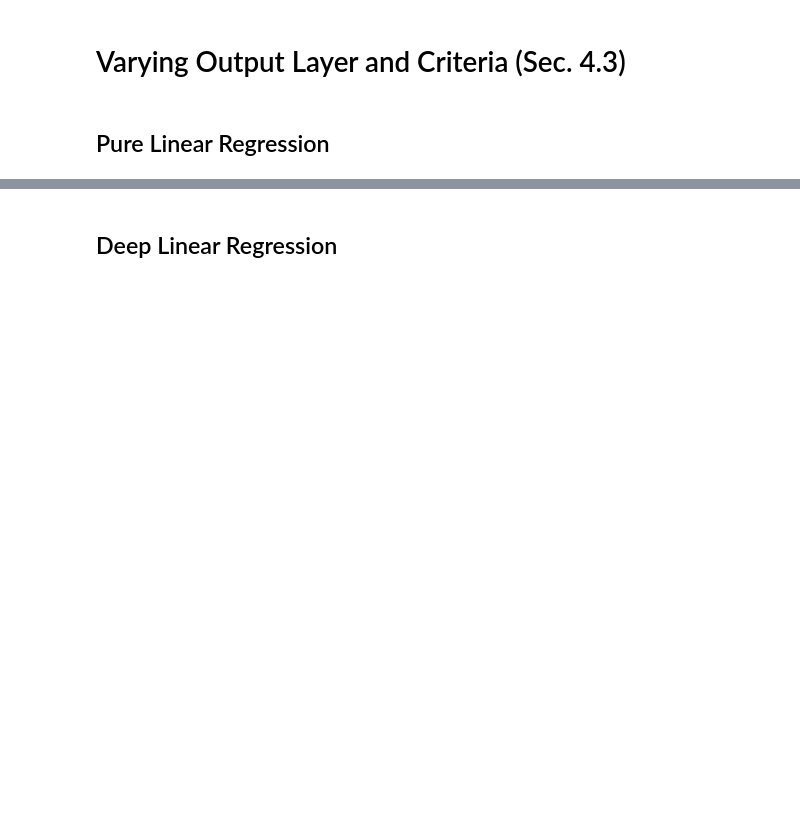
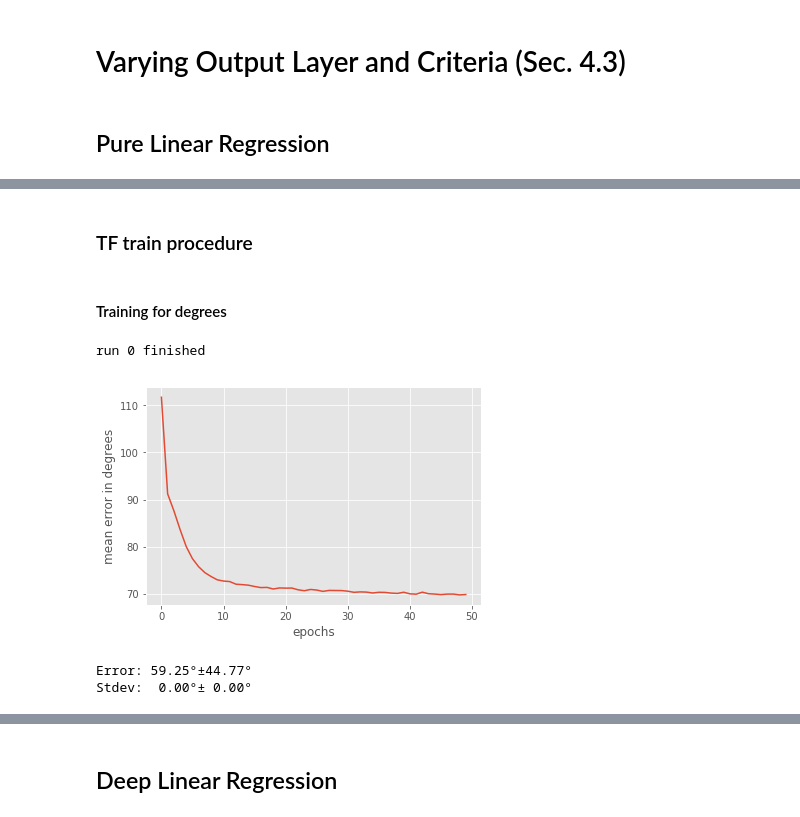
Before and after one commit to sergeyprokudin/BiternionNet, a Jupyter notebook: Experiments - TownCentre.ipynb, the cells around one changed output, grey strips where cells are left out. Drawn from its saved outputs; the diff is of its cells as text; code cells hidden in the pictures; blank space fills up the shorter version.

```diff
--- a/Experiments - TownCentre.ipynb
+++ b/Experiments - TownCentre.ipynb
@@ -350,0 +340,2 @@ Stdev:  0.19°± 0.56°
+# %% [markdown]
+### TF train procedure
@@ -350,0 +351,22 @@ Stdev:  0.19°± 0.56°
+# %% [markdown]
+#### Training for degrees
+# %%
+y_preds_shallow_linreg, losses_plots = dotrain_eval_tf(Xtr, ytr, Xte, yte, debug_print=False, nruns=1)
+# %% [output]
+run 0 finished
+# %%
+import matplotlib.pyplot as plt
+
+plt.plot(range(0, len(losses_plots[0])), losses_plots[0])
+plt.xlabel('epochs')
+plt.ylabel('mean error in degrees')
+plt.show()
+# %% [output]
+[figure, added]
+# %%
+Xte_aug, yte_aug = aug.augbatch_train(Xte, yte)
+yte_aug = yte_aug[:,None]
+show_errs_deg(y_preds_shallow_linreg, yte_aug)
+# %% [output]
+Error: 59.25°±44.77°
+Stdev:  0.00°± 0.00°
```
Also changed, not shown: parts of 42 cells of this notebook.
